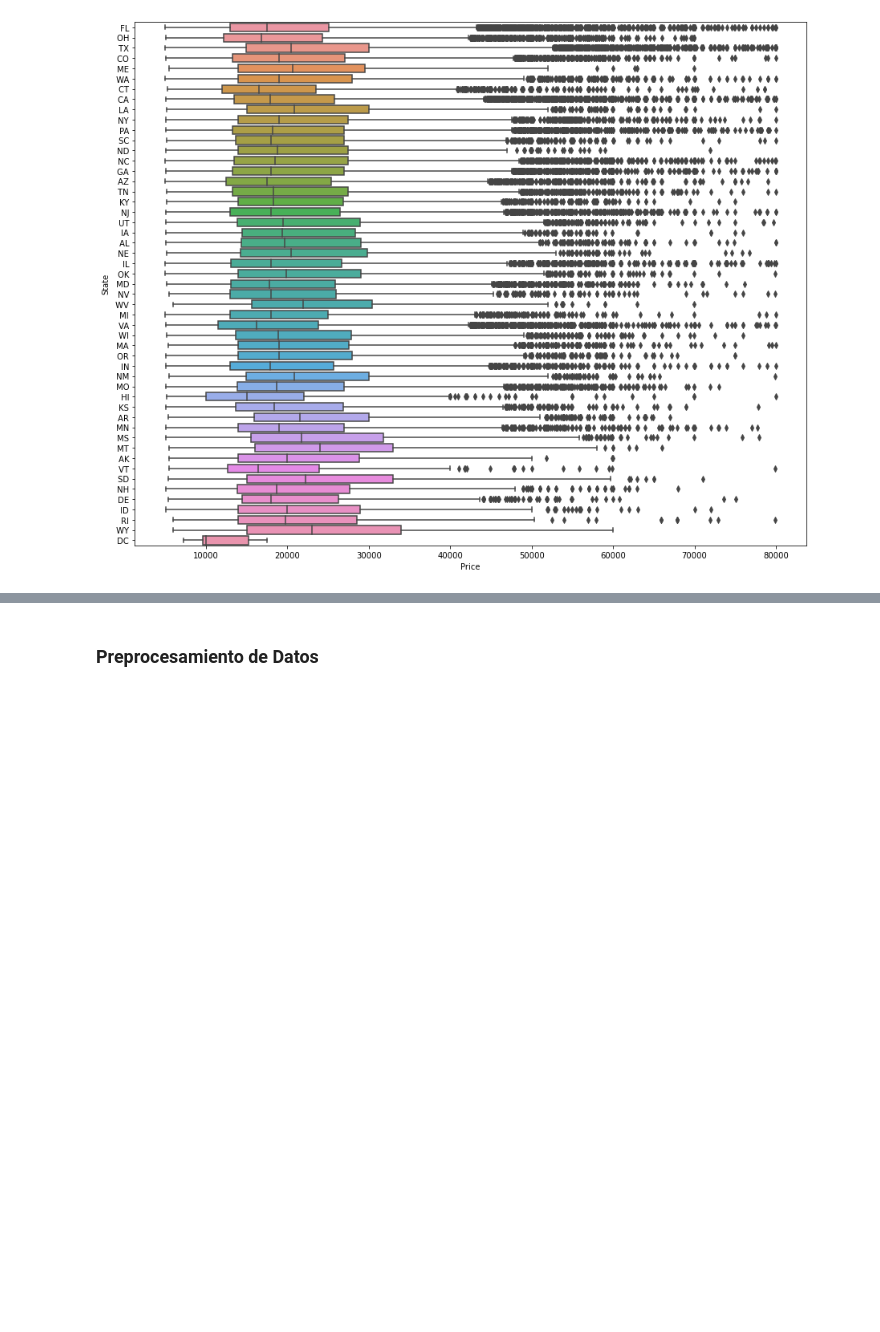
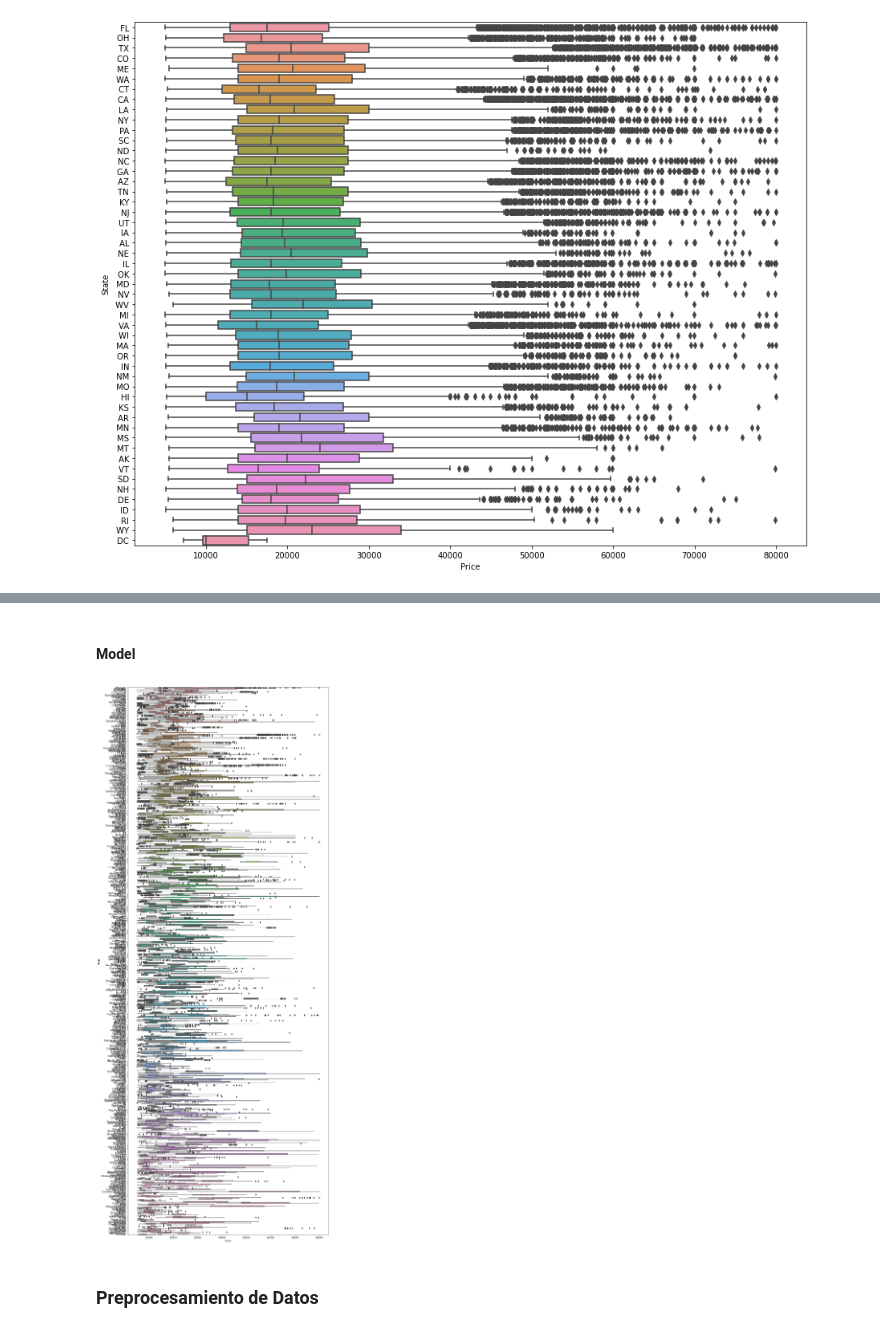
Before and after one commit to dfgomezc/pry_pric_cars, a Jupyter notebook: SCRIPTS/JFM_modelo_prediccion_precios_veh.ipynb, the cells around one changed output, grey strips where cells are left out. Drawn from its saved outputs; the diff is of its cells as text; code cells hidden in the pictures; blank space fills up the shorter version.

```diff
--- a/SCRIPTS/JFM_modelo_prediccion_precios_veh.ipynb
+++ b/SCRIPTS/JFM_modelo_prediccion_precios_veh.ipynb
@@ -192,3 +201,12 @@ plt.show()
+# %% [markdown]
+#### Model
+# %%
+## Se verifica como esta distribudio los diferentes Modelos del vehiculo respecto al Precio
+plt.figure(figsize=(15, 42))
+sns.boxplot(data=train_df, x=train_df['Price'], y=train_df['Model'])
+plt.show()
+# %% [output]
+[figure, added]
 # %% [markdown]
 ### Preprocesamiento de Datos
 # %%
```
Also changed, not shown: parts of 2 cells of this notebook.
